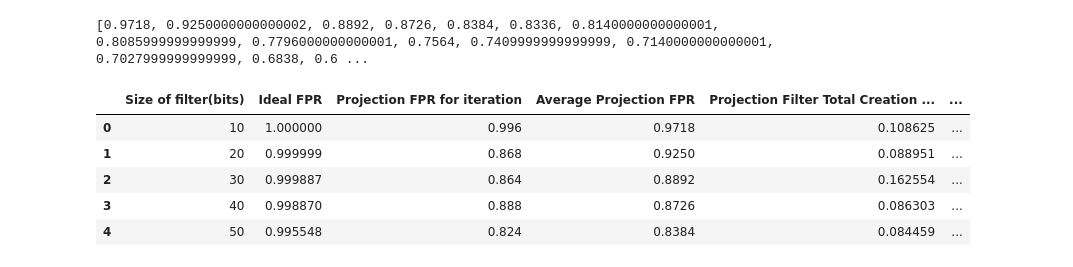
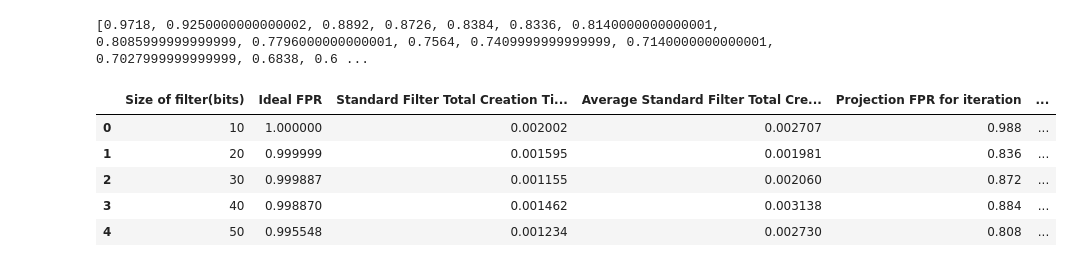
Before and after one commit to borthakur/Learned-Bloom-Filters, a Jupyter notebook: diabetes_rerun.ipynb, the cells around one changed output. Drawn from its saved outputs; the diff is of its cells as text; code cells hidden in the pictures.

```diff
--- a/diabetes_rerun.ipynb
+++ b/diabetes_rerun.ipynb
@@ -200,7 +200,7 @@ def get_data_points_Projection(x_train,x_test,y_train,init_size,diff,num,epochs,
         times += [stop-start]
         standard_times += [stop1-start1]
 # %%
-num_of_iterations = 20 #Increase to make graph smoother
+num_of_iterations = 5 #Increase to make graph smoother
 
 fpr_values = []
 size_values = []
@@ -252,3 +252,13 @@ for i in range(0,total_fprs//num_of_iterations):
 print(len(average_times))
 # %% [output]
 300
+# %%
+total_standard_times = len(standard_times)
+average_standard_times = []
+for i in range(0,total_fprs//num_of_iterations):
+    temp = 0
+    for j in range(0,num_of_iterations):
+        temp += standard_times[i+j*(total_fprs//num_of_iterations)]
+    temp /= num_of_iterations
+    average_standard_times += [temp]
+print(len(average_standard_times))
@@ -296,15 +308,15 @@ print(average_fprs)
 # %% [output]
 [0.9718, 0.9250000000000002, 0.8892, 0.8726, 0.8384, 0.8336, 0.8140000000000001, 0.8085999999999999, 0.7796000000000001, 0.7564, 0.7409999999999999, 0.7140000000000001, 0.7027999999999999, 0.6838, 0.6 ...
 # %%
-saved_data = list(zip(size_values, y_ideal, fpr_values, average_fprs, times, average_times))
-df = pd.DataFrame(saved_data,columns = ['Size of filter(bits)','Ideal FPR', 'Projection FPR for iteration', 'Average Projection FPR', 'Projection Filter Total Creation Time(sec)', 'Average Projection Filter Total Creation Time(sec)'])
+saved_data = list(zip(size_values, y_ideal, standard_times, average_standard_times, fpr_values, average_fprs, times, average_times))
+df = pd.DataFrame(saved_data,columns = ['Size of filter(bits)','Ideal FPR','Standard Filter Total Creation Time(sec)', 'Average Standard Filter Total Creation Time(sec)', 'Projection FPR for iteration', 'Average Projection FPR', 'Projection Filter Total Creation Time(sec)', 'Average Projection Filter Total Creation Time(sec)'])
 df.head()
 # %% [output]
-|  | Size of filter(bits) | Ideal FPR | Projection FPR for iteration | Average Projection FPR | Projection Filter Total Creation ... | ... |
-| 0 | 10 | 1.000000 | 0.996 | 0.9718 | 0.108625 | ... |
-| 1 | 20 | 0.999999 | 0.868 | 0.9250 | 0.088951 | ... |
-| 2 | 30 | 0.999887 | 0.864 | 0.8892 | 0.162554 | ... |
-| 3 | 40 | 0.998870 | 0.888 | 0.8726 | 0.086303 | ... |
-| 4 | 50 | 0.995548 | 0.824 | 0.8384 | 0.084459 | ... |
+|  | Size of filter(bits) | Ideal FPR | Standard Filter Total Creation Ti... | Average Standard Filter Total Cre... | Projection FPR for iteration | ... |
+| 0 | 10 | 1.000000 | 0.002002 | 0.002707 | 0.988 | ... |
+| 1 | 20 | 0.999999 | 0.001595 | 0.001981 | 0.836 | ... |
+| 2 | 30 | 0.999887 | 0.001155 | 0.002060 | 0.872 | ... |
+| 3 | 40 | 0.998870 | 0.001462 | 0.003138 | 0.884 | ... |
+| 4 | 50 | 0.995548 | 0.001234 | 0.002730 | 0.808 | ... |
 # %%
 df.to_csv('/Users/aditijain/Desktop/NewFolderWithItems/SURA/Diabetes_rerun_epochs_100.csv')
```
Also changed, not shown: parts of 3 cells of this notebook.
